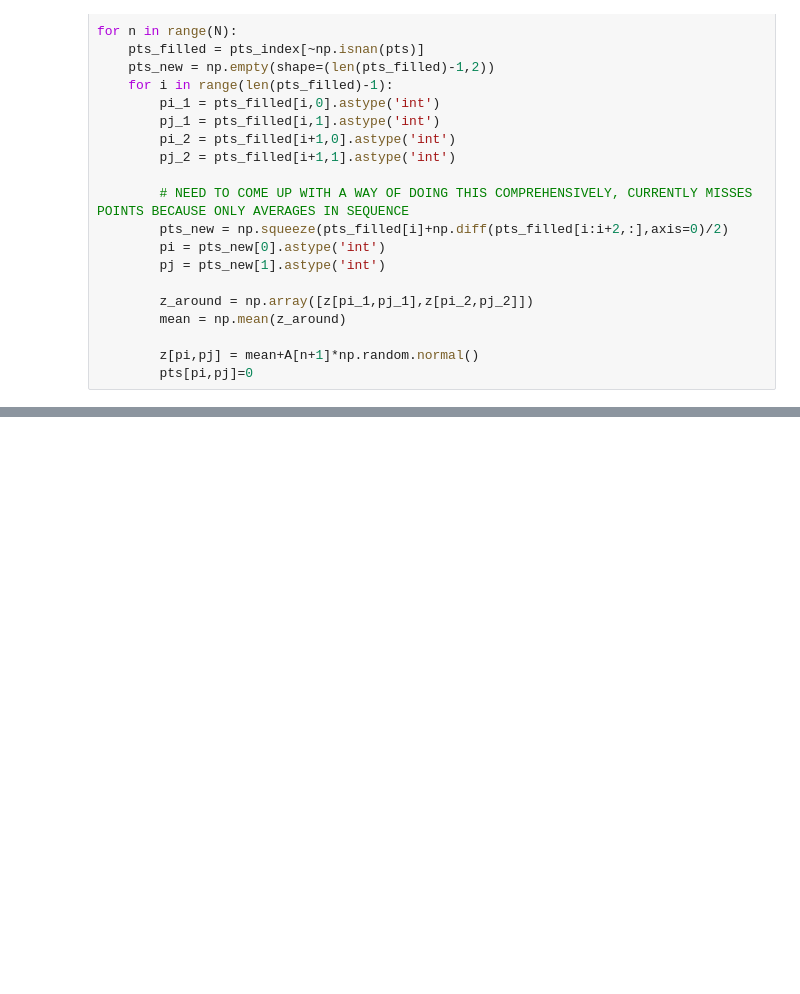
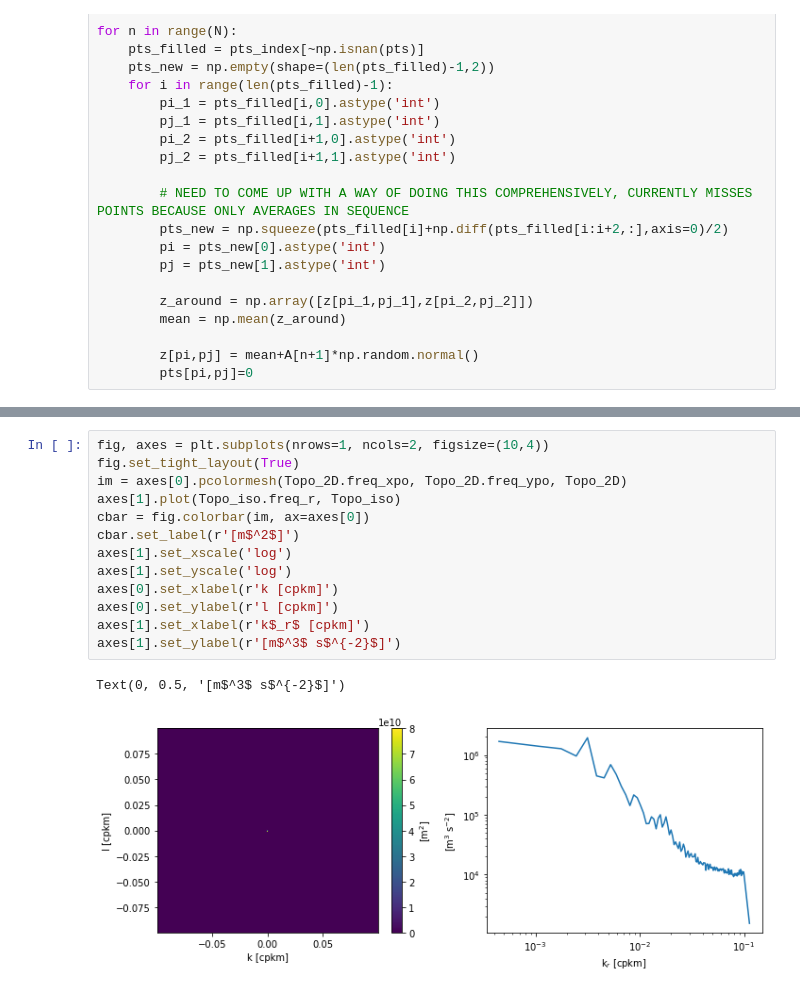
Before and after one commit to hmkhatri/topography, a Jupyter notebook: gmac_dev_basic.ipynb, the cells around one changed output, grey strips where cells are left out. Drawn from its saved outputs; the diff is of its cells as text; blank space fills up the shorter version.

```diff
--- a/gmac_dev_basic.ipynb
+++ b/gmac_dev_basic.ipynb
@@ -92,0 +161,16 @@ plt.pcolormesh(z)
+# %%
+fig, axes = plt.subplots(nrows=1, ncols=2, figsize=(10,4))
+fig.set_tight_layout(True)
+im = axes[0].pcolormesh(Topo_2D.freq_xpo, Topo_2D.freq_ypo, Topo_2D)
+axes[1].plot(Topo_iso.freq_r, Topo_iso)
+cbar = fig.colorbar(im, ax=axes[0])
+cbar.set_label(r'[m$^2$]')
+axes[1].set_xscale('log')
+axes[1].set_yscale('log')
+axes[0].set_xlabel(r'k [cpkm]')
+axes[0].set_ylabel(r'l [cpkm]')
+axes[1].set_xlabel(r'k$_r$ [cpkm]')
+axes[1].set_ylabel(r'[m$^3$ s$^{-2}$]')
+# %% [output]
+Text(0, 0.5, '[m$^3$ s$^{-2}$]')
+[figure, added]
```
Also changed, not shown: parts of 14 cells of this notebook.
